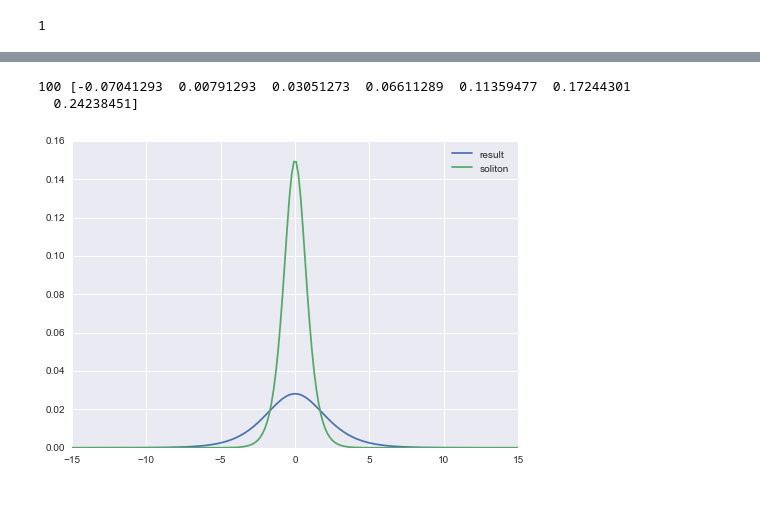
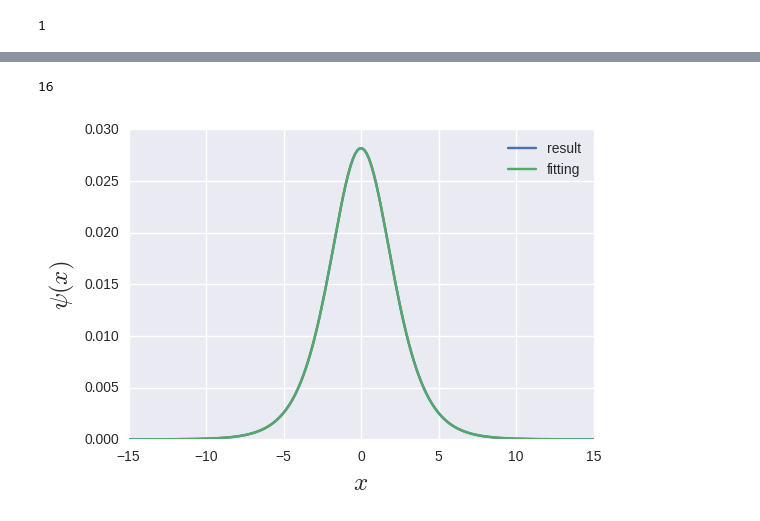
Before and after one commit to jabberwocky0139/QiitaArticles, a Jupyter notebook: numeric.ipynb, the cells around one changed output, grey strips where cells are left out. Drawn from its saved outputs; the diff is of its cells as text; code cells hidden in the pictures.

```diff
--- a/numeric.ipynb
+++ b/numeric.ipynb
@@ -233,42 +233,52 @@ plt.show()
 # %%
+from scipy.optimize import curve_fit
+
+def bright_soliton(x, a, b):
+    return (b / np.cosh(a * x))**2
+
 def h(x):
     return x * np.exp(-x**2)
 
 # set system
 L, N, g = 30, 200, -5
 x, dx = np.linspace(-L/2, L/2, N), L / N
 
 # set K matrix
 K = np.eye(N, N)
 K_sub = np.vstack((K[1:], np.array([0] * N)))
 K = (dx**-2 * (2 * K - K_sub - K_sub.T)) * 0.5
 
 # set initial function
-psi, v, w = np.ones((N, N)), np.array([h(x)]).reshape(N, 1), np.array([3])
-
+v, w, mu = np.array([h(x)]).reshape(N, 1), np.array([3]), 0
 
 i = 0
 #while np.all(abs(psi - v.T[np.argmin(w)]) > 1e-30):
-while i < 100:
-    psi = v.T[np.argmin(w)]
-    #psi = v.T[0]
-    # set G matrix
-    G = g * np.diag(np.abs(psi)**2)
+while abs(w[np.argmin(w)] - mu) > 1e-5:
+
+    # update mu
+    mu = w[np.argmin(w)]
+
+    # make G matrix
+    G = g * np.diag(np.abs(v.T[np.argmin(w)])**2)
 
     # solve
     T = K + G
     w, v = np.linalg.eigh(T)
     i += 1
+print(i)
+a, b = 1, 1
+# print(i, w[:7])
+result = v.T[0]**2
+plt.plot(x, result, label="result")
 
-a, b = 1, 1
-print(i, w[:7])
-result = v.T[0]**2
-soliton = a*np.cosh(b*x)**-2*dx
-plt.plot(x, result, label="result")
-plt.plot(x, soliton, label="soliton")
+param = curve_fit(bright_soliton, x, result)[0]
+
+plt.plot(x, bright_soliton(x, param[0], param[1]), label="fitting")
+plt.xlabel(r'$x$', fontsize=18)
+plt.ylabel(r"$\psi(x)$", fontsize=18)
+
 plt.legend()
 plt.show()
 # %% [output]
-100 [-0.07041293  0.00791293  0.03051273  0.06611289  0.11359477  0.17244301
-  0.24238451]
+16
-[figure, old version]
+[figure, new version]
```
Also changed, not shown: parts of 8 cells of this notebook, 4 other files.
